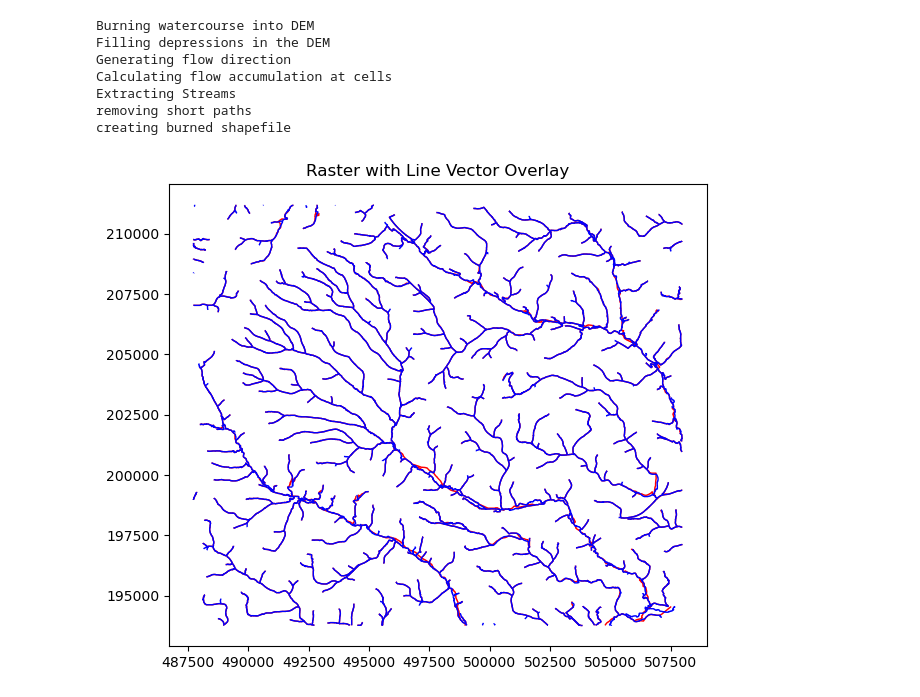
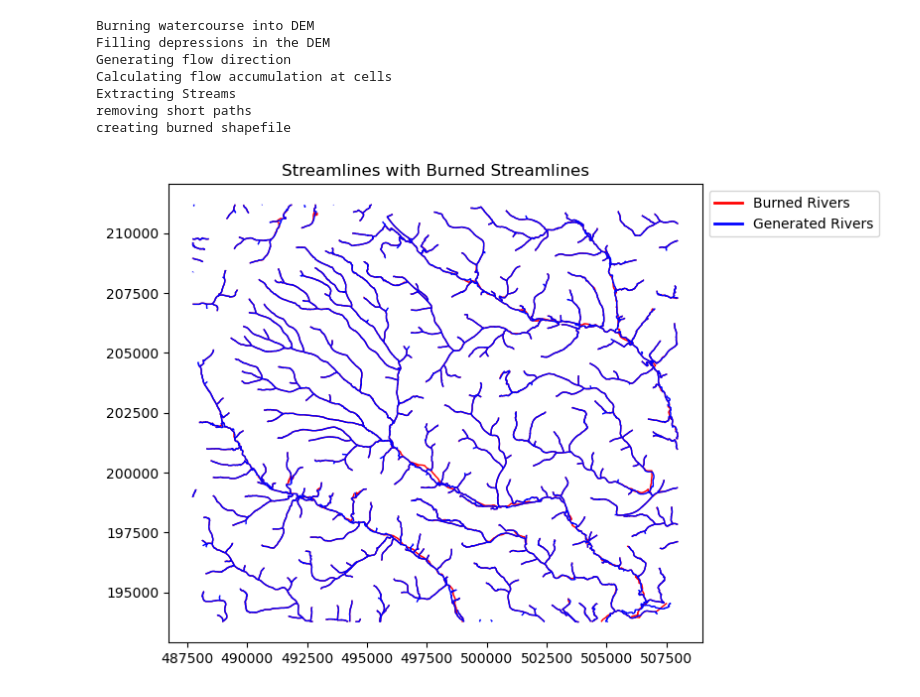
Before and after one commit to NERC-CEH/dtm-analysis, a Jupyter notebook: notebooks/03_hydrological_analysis.ipynb, the cells around one changed output. Cells and saved outputs as stored; diff of their text form; code cells hidden in the pictures.

```diff
--- a/notebooks/03_hydrological_analysis.ipynb
+++ b/notebooks/03_hydrological_analysis.ipynb
@@ -156,7 +156,7 @@ As a result, areas of mismatch may highlight:
 - Differences in resolution or data processing methods
 # %%
 # Open raster
-with rasterio.open(extracted_dem) as src:
+with rasterio.open(EXTRACTED_DEM) as src:
     raster = src.read(1)  # Read the first band
     minx, maxx, miny, maxy = src.bounds.left, src.bounds.right, src.bounds.bottom, src.bounds.top
     extent = [minx, maxx, miny, maxy]
@@ -236,13 +268,13 @@ def burned_paths(input_dem: str, burned_dem: str,
 
     return burned_streamlines_output
 # %%
-burned_streamlines = burned_paths(input_dem=
-    extracted_dem, burned_dem=f'burned{extracted_dem}',
-    burned_filled_path=f"burned_filled_{extracted_dem}",
-    burned_flow_dir_path=f"burned_flow_dir_{extracted_dem}",
-    burned_flow_accum_path=f"burned_flow_accum_{extracted_dem}",
-    burned_stream_path=f"burned_stream_{extracted_dem}",
-    burned_pruned_stream_path=f"burned_pruned_stream_{extracted_dem}",
+burned_streamlines_output = burned_paths(input_dem=
+    EXTRACTED_DEM, burned_dem=f'burned{EXTRACTED_DEM}',
+    burned_filled_path=f"burned_filled_{EXTRACTED_DEM}",
+    burned_flow_dir_path=f"burned_flow_dir_{EXTRACTED_DEM}",
+    burned_flow_accum_path=f"burned_flow_accum_{EXTRACTED_DEM}",
+    burned_stream_path=f"burned_stream_{EXTRACTED_DEM}",
+    burned_pruned_stream_path=f"burned_pruned_stream_{EXTRACTED_DEM}",
     burned_streamlines_output="burned_streamlines.shp")
 # %% [output]
 Burning watercourse into DEM
@@ -257,24 +287,40 @@ burned_output_stream_path = f"burned_stream_{extracted_dem}"
+# %%
+# Save the burned streamlines shapefile to compare to original output using WhiteboxTools.
+burned_streamlines = burned_streamlines_output
 # %%
 # Open raster
-with rasterio.open(extracted_dem) as src:
+with rasterio.open(EXTRACTED_DEM) as src:
     raster = src.read(1)  # Read the first band
     minx, maxx, miny, maxy = src.bounds.left, src.bounds.right, src.bounds.bottom, src.bounds.top
     extent = [minx, maxx, miny, maxy]
 
 # Open stream networks
-gen_rivers = gpd.read_file("streamlines.shp")
+gen_rivers = gpd.read_file(streamlines)
 burned_rivers = gpd.read_file(burned_streamlines)
+
+# Optionally compare against OS rivers
 #os_rivers = gpd.read_file("WatercourseLink.shp")
 #os_rivers = os_rivers.clip((minx, miny, maxx, maxy))
 
 # Plot
-fig, ax = plt.subplots(figsize=(10, 6))
-#show(raster, extent=extent, ax=ax, cmap="terrain")  # Adjust cmap as needed
+fig, ax = plt.subplots(figsize=(15, 6))
+
+# Overlay line vectors
 burned_rivers.plot(ax=ax, edgecolor="red", linewidth=1)
-gen_rivers.plot(ax=ax, edgecolor="blue", linewidth=1)  # Overlay line vector
+gen_rivers.plot(ax=ax, edgecolor="blue", linewidth=1)
 
+#os_rivers.plot(ax=ax,edgecolor="green", linewidth=1 )
 
-plt.title("Raster with Line Vector Overlay")
+# Create llegend
+legend_elements = [
+    Line2D([0], [0], color='red', lw=2, label='Burned Rivers'),
+    Line2D([0], [0], color='blue', lw=2, label='Generated Rivers'),
+    #Line2D([0], [0], color='green', lw=2, label='OS Rivers')
+]
+
+ax.legend(handles=legend_elements, loc='upper left', bbox_to_anchor=(1,1))
+
+plt.title("Streamlines with Burned Streamlines")
 plt.show()
 # %% [output]
-[figure, old version]
+[figure, new version]
```
Also changed, not shown: parts of 11 cells of this notebook, 3 other files.
